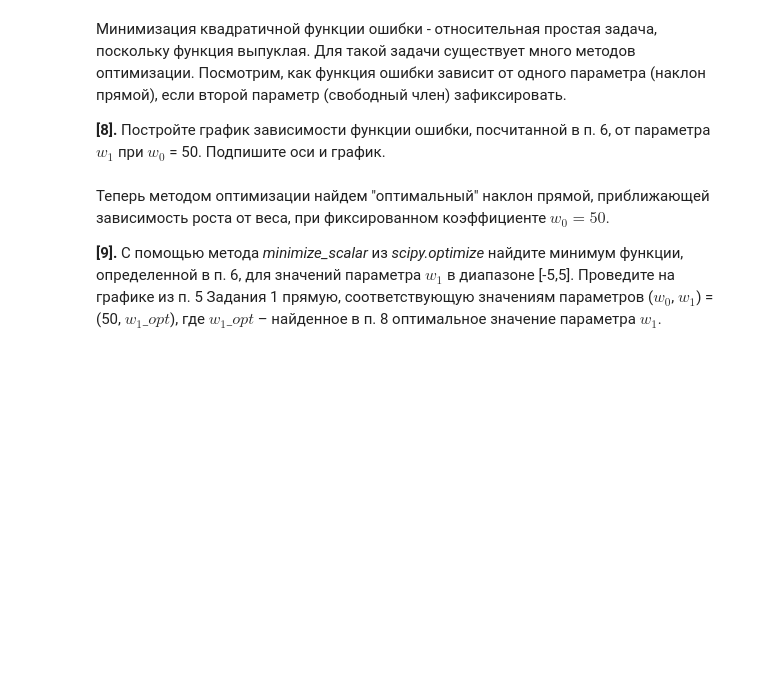
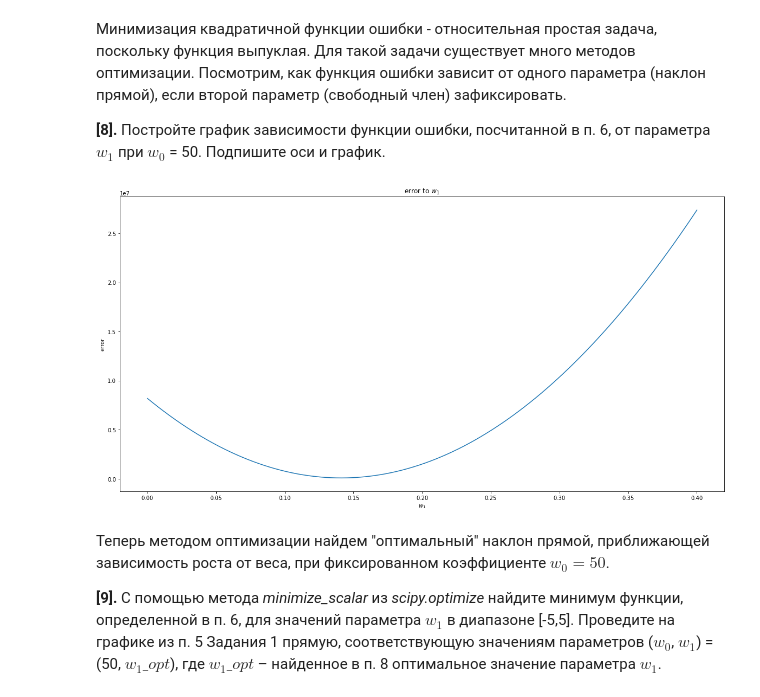
Before and after one commit to HoneyDevoli/coursera_machine-learning-data-analysis, a Jupyter notebook: Cource2/linear_regresion.ipynb, the cells around one changed output. Saved outputs shown, nothing was run; the diff lists cells and outputs as text; code cells hidden in the pictures; blank space fills up the shorter version.

```diff
--- a/Cource2/linear_regresion.ipynb
+++ b/Cource2/linear_regresion.ipynb
@@ -147,3 +165,15 @@ KeyError: "None of [Float64Index([              60.0,   58.7765306122449, 57.553
+# %%
+# Ваш код здесь
+w0 = 50
+w1_arr = np.linspace(0, 0.4, 100)
+
+plt.title('error to $w_1$')
+plt.xlabel('$w_1$')
+plt.ylabel('error')
+plt.plot(w1_arr, [error_func(w0, w1) for w1 in w1_arr])
+plt.show()
+# %% [output]
+[figure, added]
 # %% [markdown]
 Теперь методом оптимизации найдем "оптимальный" наклон прямой, приближающей зависимость роста от веса, при фиксированном коэффициенте $w_0 = 50$.
 
```
Also changed, not shown: parts of 20 cells of this notebook.
